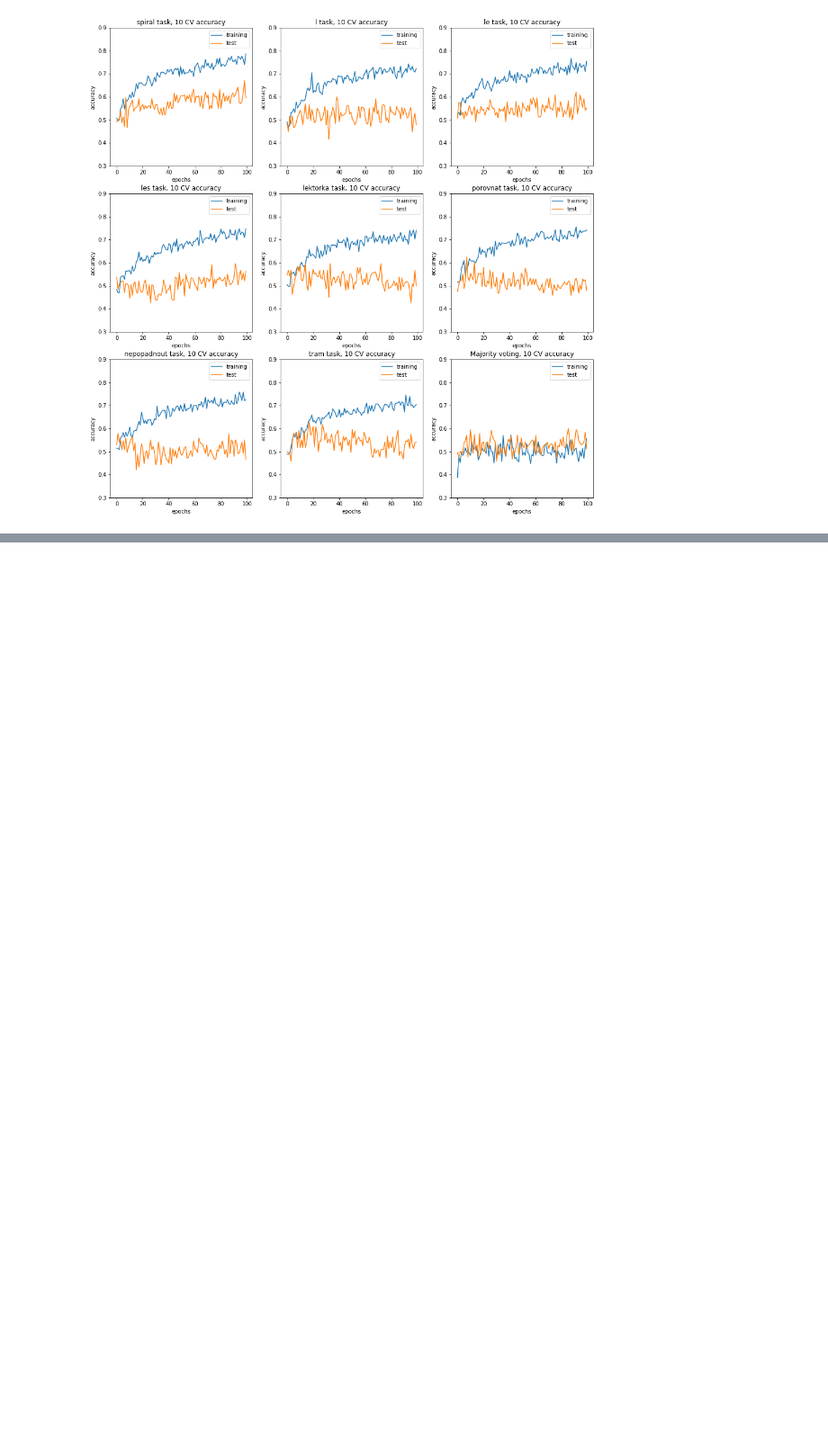
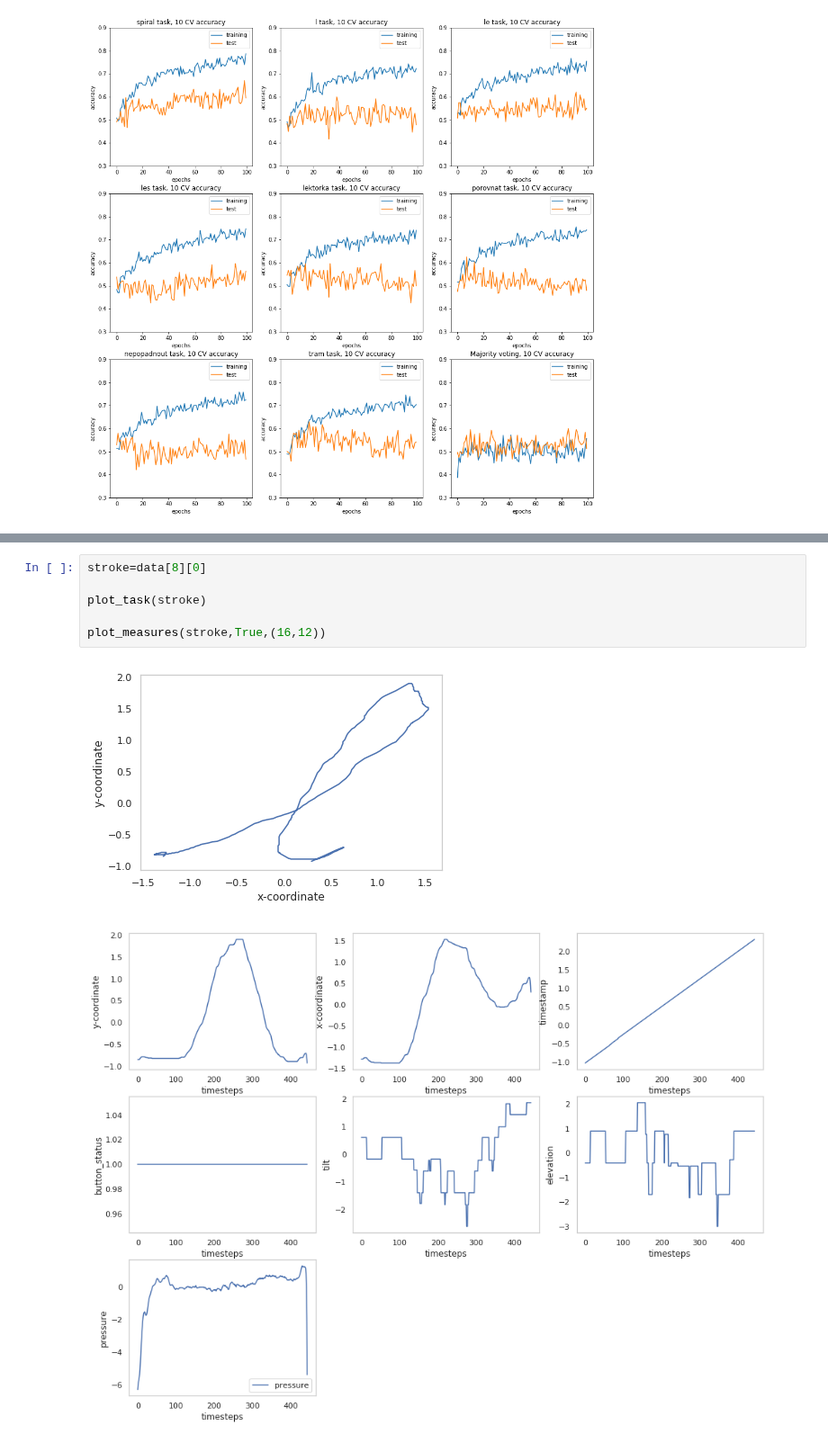
Before and after one commit to PaulLerner/deep_parkinson_handwriting, a Jupyter notebook: Main.ipynb, the cells around one changed output, grey strips where cells are left out. Shown at 90% size. Cells and saved outputs as stored; diff of their text form; blank space fills up the shorter version.

```diff
--- a/Main.ipynb
+++ b/Main.ipynb
@@ -964,0 +839,9 @@ trim_to=None
+# %%
+stroke=data[8][0]
+
+plot_task(stroke)
+
+plot_measures(stroke,True,(16,12))
+# %% [output]
+[figure, added]
+[figure, added]
```
Also changed, not shown: parts of 43 cells of this notebook, 1 other file.
